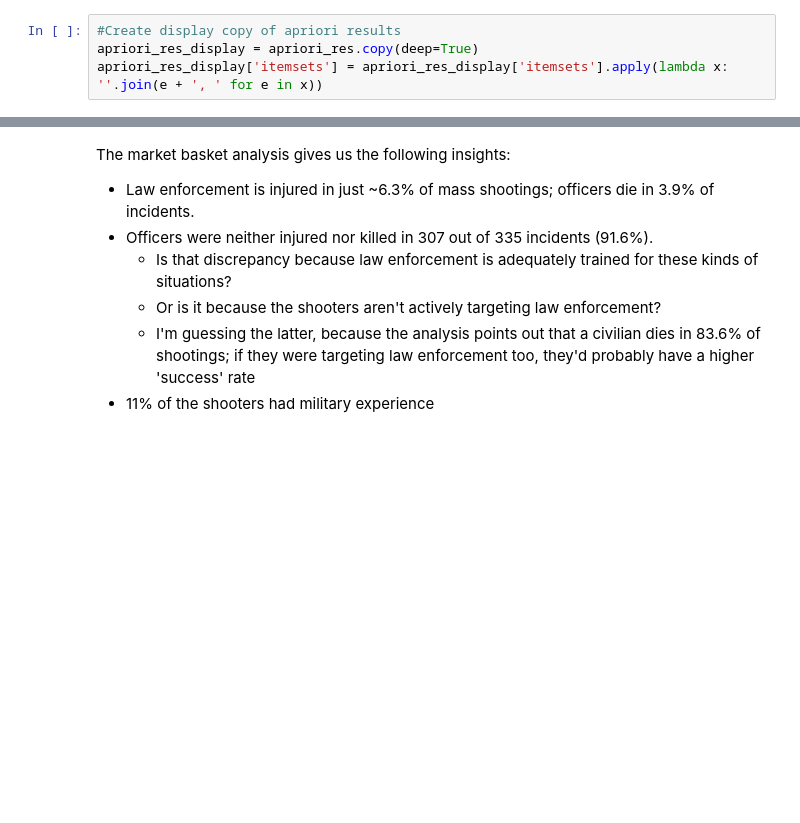
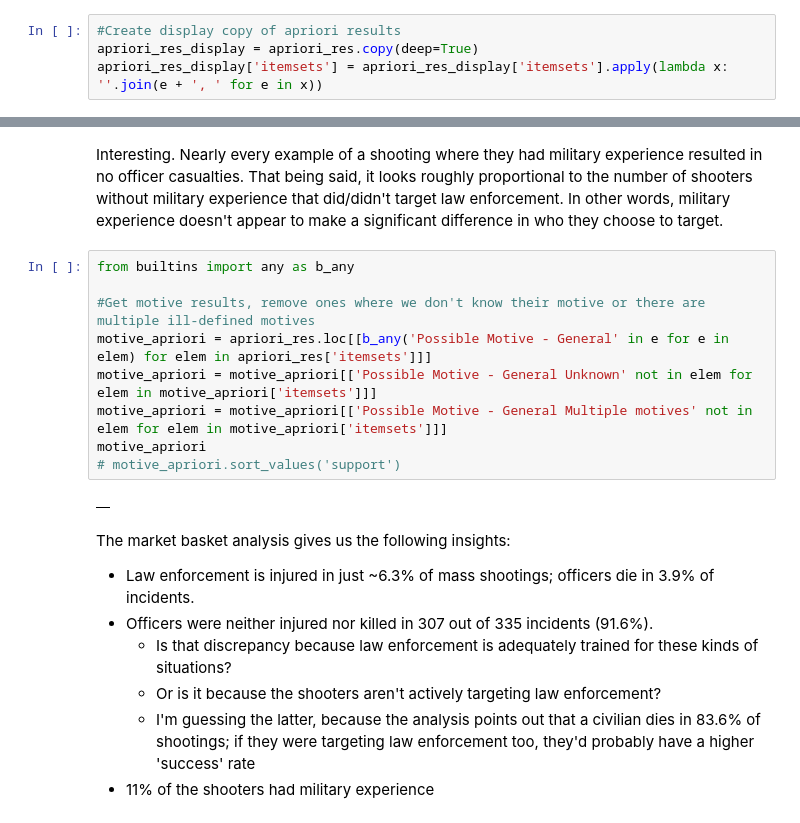
Before and after one commit to SpencerNorris/MSA, a Jupyter notebook: MSA Analysis.ipynb, the cells around one changed output, grey strips where cells are left out. Drawn from its saved outputs; the diff is of its cells as text; blank space fills up the shorter version.

```diff
--- a/MSA Analysis.ipynb
+++ b/MSA Analysis.ipynb
@@ -224,3 +239,16 @@ Officers were only injured or killed  0.08358208955223881  of the time.
+# %% [markdown]
+Interesting. Nearly every example of a shooting where they had military experience resulted in no officer casualties. That being said, it looks roughly proportional to the number of shooters without military experience that did/didn't target law enforcement. In other words, military experience doesn't appear to make a significant difference in who they choose to target.
+# %%
+from builtins import any as b_any
+
+#Get motive results, remove ones where we don't know their motive or there are multiple ill-defined motives
+motive_apriori = apriori_res.loc[[b_any('Possible Motive - General' in e for e in elem) for elem in apriori_res['itemsets']]]
+motive_apriori = motive_apriori[['Possible Motive - General Unknown' not in elem for elem in motive_apriori['itemsets']]]
+motive_apriori = motive_apriori[['Possible Motive - General Multiple motives' not in elem for elem in motive_apriori['itemsets']]]
+motive_apriori
+# motive_apriori.sort_values('support')
+# %% [output]
+|  |
 # %% [markdown]
 The market basket analysis gives us the following insights:
 - Law enforcement is injured in just ~6.3% of mass shootings; officers die in 3.9% of incidents.
```
Also changed, not shown: parts of 12 cells of this notebook.
